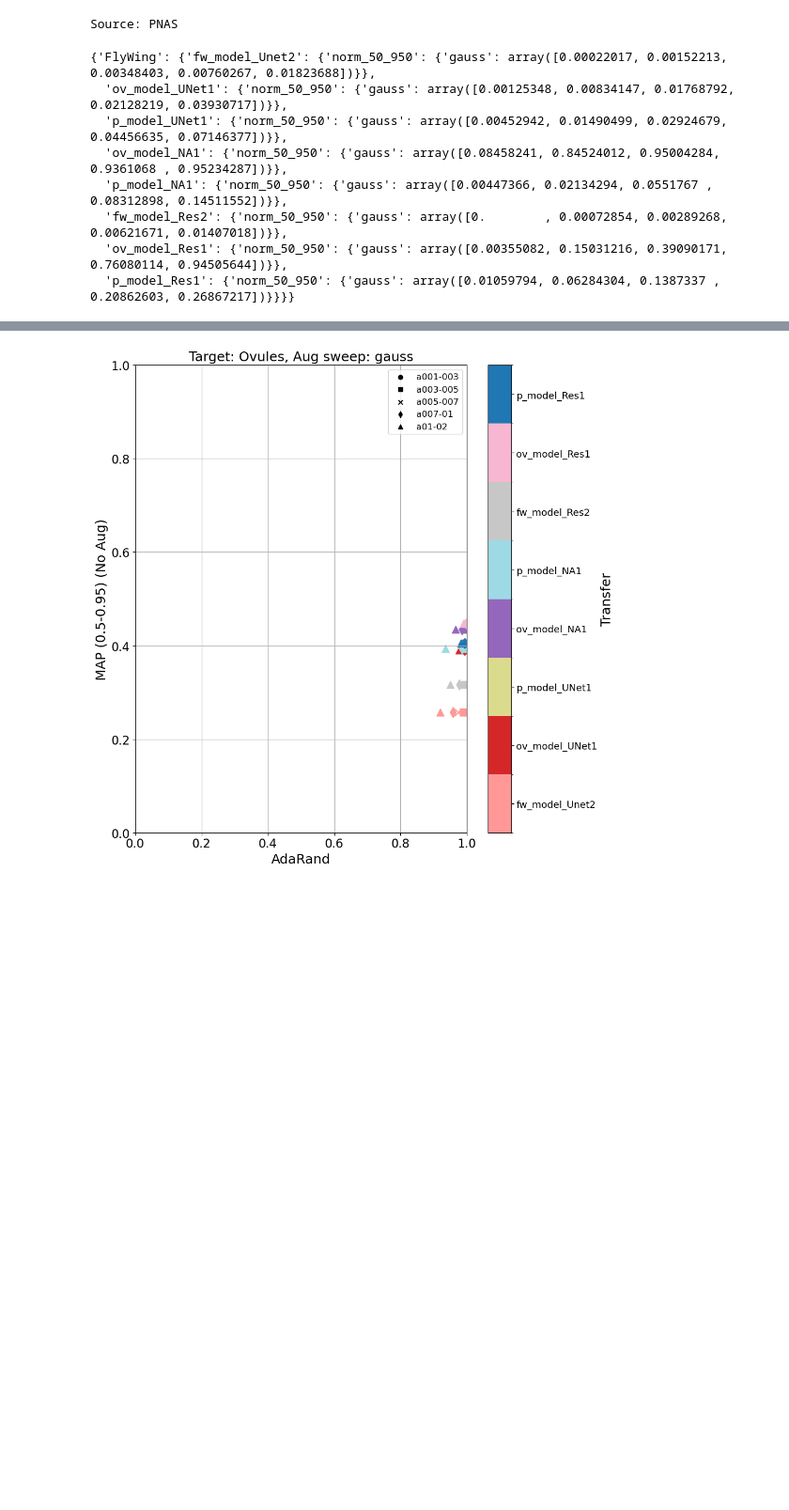
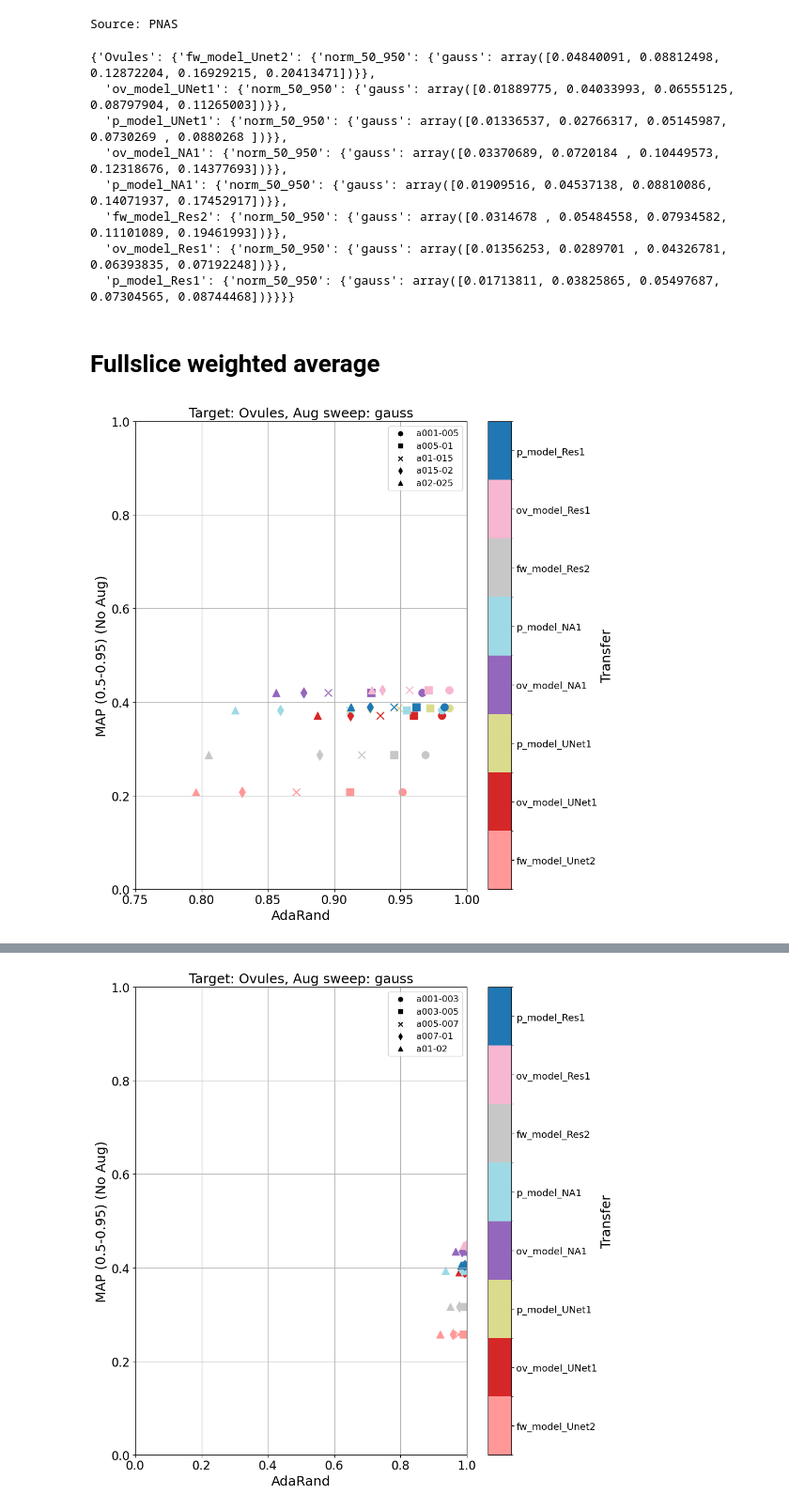
Before and after one commit to kreshuklab/model_ranking, a Jupyter notebook: notebooks/cell_segmentation/consistency/cells_consistency_vs_MAP.ipynb, the cells around one changed output, grey strips where cells are left out. Shown at 94% size. Drawn from its saved outputs; the diff is of its cells as text; code cells hidden in the pictures; blank space fills up the shorter version.

Commit message:
correlations

```diff
--- a/notebooks/cell_segmentation/consistency/cells_consistency_vs_MAP.ipynb
+++ b/notebooks/cell_segmentation/consistency/cells_consistency_vs_MAP.ipynb
@@ -39,10 +39,13 @@ Unet_source_models={
     "Ovules": "ov_model_UNet1",
     "PNAS": "p_model_UNet1",
 }
+# consis_keys={
+#     "FlyWing": "AdaRandError_consis",
+#     "Ovules": "AdaRandError_consis",
+#     "PNAS": "AdaRandError_consis",
+# }
 consis_keys={
-    "FlyWing": "AdaRandError_consis",
-    "Ovules": "AdaRandError_consis",
-    "PNAS": "AdaRandError_consis",
+    "Ovules": "weighted_AdaRandError_consis",
 }
 # consis_keys_bckg = {
 #     "FlyWing": "AdaRandError_consis_bckg",
@@ -50,8 +53,8 @@ consis_keys={
 #     "PNAS": "AdaRandError_consis_bckg",
 # }
 result_folders={
-    "FlyWing": "beta_06",
-    "Ovules": "P_full",
+    "FlyWing": "P2",
+    "Ovules": "P_fullslice",
     "PNAS": "P_full",
 }
 
@@ -65,15 +68,17 @@ perf_key = "MAP_05_095"
 approach="consistency"
 base_result_path = "/g/kreshuk/talks/consistency_results/Instance_segmentation/Cells"
 # %%
-summary_results_postfix = "_filtered"
+summary_results_postfix = "_full"
 selected_augmentations = {
     "none": [""],
-    "gauss": ["a001-003", "a003-005", "a005-007", "a007-01", "a01-02"],
+    "gauss": ["a001-005", "a005-01", "a01-015", "a015-02", "a02-025"],
+    #"gauss": ["a001-003", "a003-005", "a005-007", "a007-01", "a01-02"],
     #"gauss": ["a003-005", "a005-007", "a007-01", "a01-02"],
     #"gauss": ["a001-005", "a005-007", "a007-01", "a01-015", "a015-02", "a02-025", "a025-03"]
 }
 #targets = ["FlyWing", "Ovules", "PNAS"]
 #targets = ["FlyWing"]
+#targets = ["FlyWing", "Ovules"]
 targets = ["Ovules"]
 #source_model_types = [NA_UNet_source_models, Res_source_models, Unet_source_models, Unetr_source_models]
 source_model_types = [Unet_source_models, NA_UNet_source_models,  Res_source_models]
@@ -104,7 +109,8 @@ for i, target in enumerate(targets):
             per_target_norms=True,
             result_folders=result_folders,
             approach=approach,
-            consis_postfix="median",
+            #consis_postfix="median",
+            consis_postfix=None,
             perf_postfix="median",
             summary_results_postfix=summary_results_postfix,
             base_seg_dir=base_result_path,
@@ -134,11 +140,34 @@ Source: PNAS
 # %%
 per_target_forg_consistency
 # %% [output]
-{'FlyWing': {'fw_model_Unet2': {'norm_50_950': {'gauss': array([0.00022017, 0.00152213, 0.00348403, 0.00760267, 0.01823688])}},
-  'ov_model_UNet1': {'norm_50_950': {'gauss': array([0.00125348, 0.00834147, 0.01768792, 0.02128219, 0.03930717])}},
-  'p_model_UNet1': {'norm_50_950': {'gauss': array([0.00452942, 0.01490499, 0.02924679, 0.04456635, 0.07146377])}},
-  'ov_model_NA1': {'norm_50_950': {'gauss': array([0.08458241, 0.84524012, 0.95004284, 0.9361068 , 0.95234287])}},
-  'p_model_NA1': {'norm_50_950': {'gauss': array([0.00447366, 0.02134294, 0.0551767 , 0.08312898, 0.14511552])}},
-  'fw_model_Res2': {'norm_50_950': {'gauss': array([0.        , 0.00072854, 0.00289268, 0.00621671, 0.01407018])}},
-  'ov_model_Res1': {'norm_50_950': {'gauss': array([0.00355082, 0.15031216, 0.39090171, 0.76080114, 0.94505644])}},
-  'p_model_Res1': {'norm_50_950': {'gauss': array([0.01059794, 0.06284304, 0.1387337 , 0.20862603, 0.26867217])}}}}
+{'Ovules': {'fw_model_Unet2': {'norm_50_950': {'gauss': array([0.04840091, 0.08812498, 0.12872204, 0.16929215, 0.20413471])}},
+  'ov_model_UNet1': {'norm_50_950': {'gauss': array([0.01889775, 0.04033993, 0.06555125, 0.08797904, 0.11265003])}},
+  'p_model_UNet1': {'norm_50_950': {'gauss': array([0.01336537, 0.02766317, 0.05145987, 0.0730269 , 0.0880268 ])}},
+  'ov_model_NA1': {'norm_50_950': {'gauss': array([0.03370689, 0.0720184 , 0.10449573, 0.12318676, 0.14377693])}},
+  'p_model_NA1': {'norm_50_950': {'gauss': array([0.01909516, 0.04537138, 0.08810086, 0.14071937, 0.17452917])}},
+  'fw_model_Res2': {'norm_50_950': {'gauss': array([0.0314678 , 0.05484558, 0.07934582, 0.11101089, 0.19461993])}},
+  'ov_model_Res1': {'norm_50_950': {'gauss': array([0.01356253, 0.0289701 , 0.04326781, 0.06393835, 0.07192248])}},
+  'p_model_Res1': {'norm_50_950': {'gauss': array([0.01713811, 0.03825865, 0.05497687, 0.07304565, 0.08744468])}}}}
+# %% [markdown]
+# Fullslice weighted average
+# %%
+for target in targets:
+    plot_alpha_sweep_specific_norm(
+        per_target_forg_consistency[target],
+        per_target_forg_performance[target],
+        augs=["gauss"],
+        select_alphas=selected_augmentations,
+        select_norms=per_target_norms,
+        consistency_metric_name="AdaRand",
+        invert_consis_metric= True,
+        invert_perf_metric=False,
+        transfer_metric_name="MAP (0.5-0.95)",
+        pos_correlation_line=False,
+        per_transfer_norms=False,
+        single_target=target,
+        xlim=(0.75, 1),
+        n_rows=1,
+        n_cols = 1,
+    )
+# %% [output]
+[figure, added]
```
Also changed, not shown: parts of 5 cells of this notebook.
